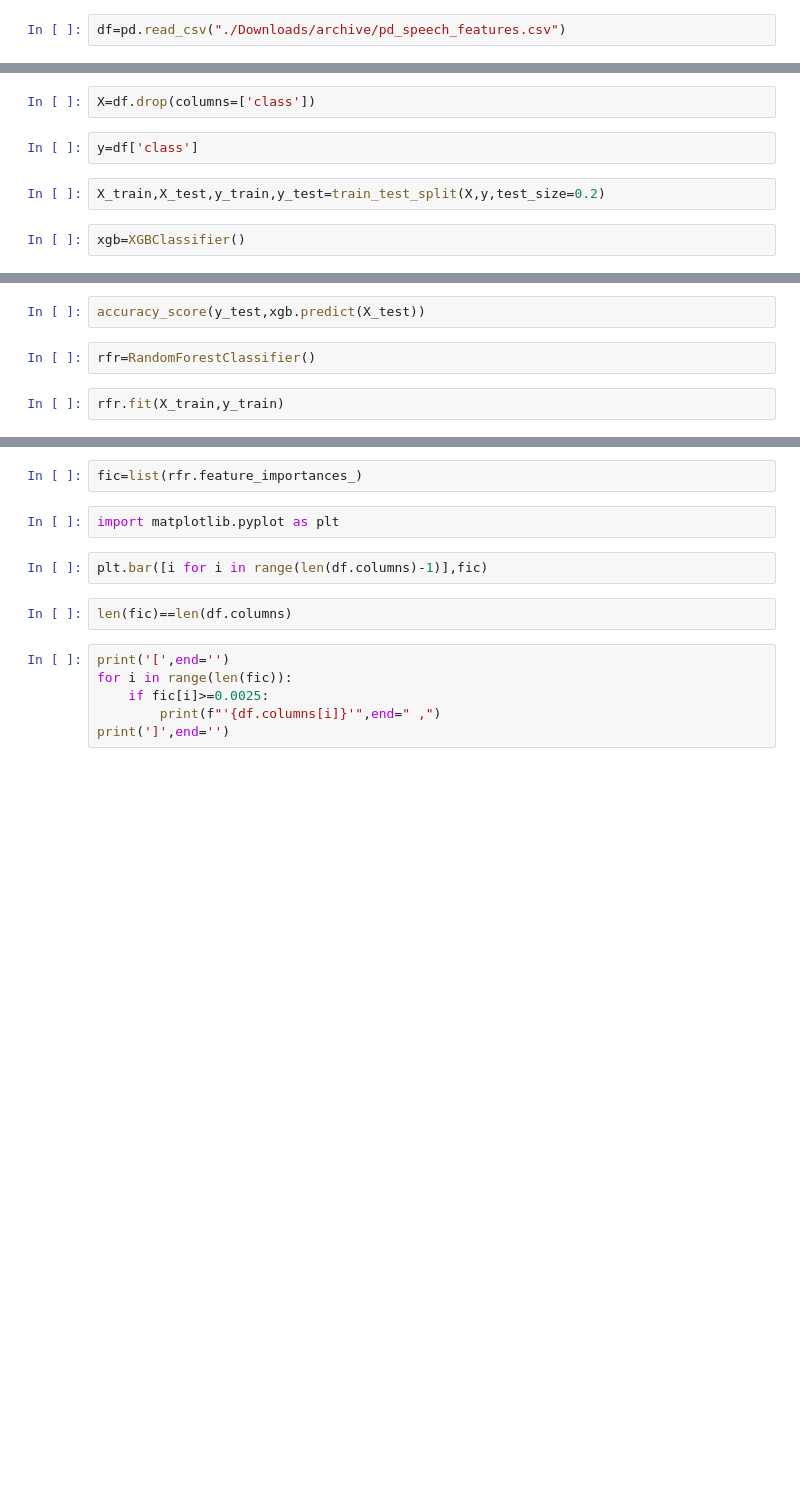
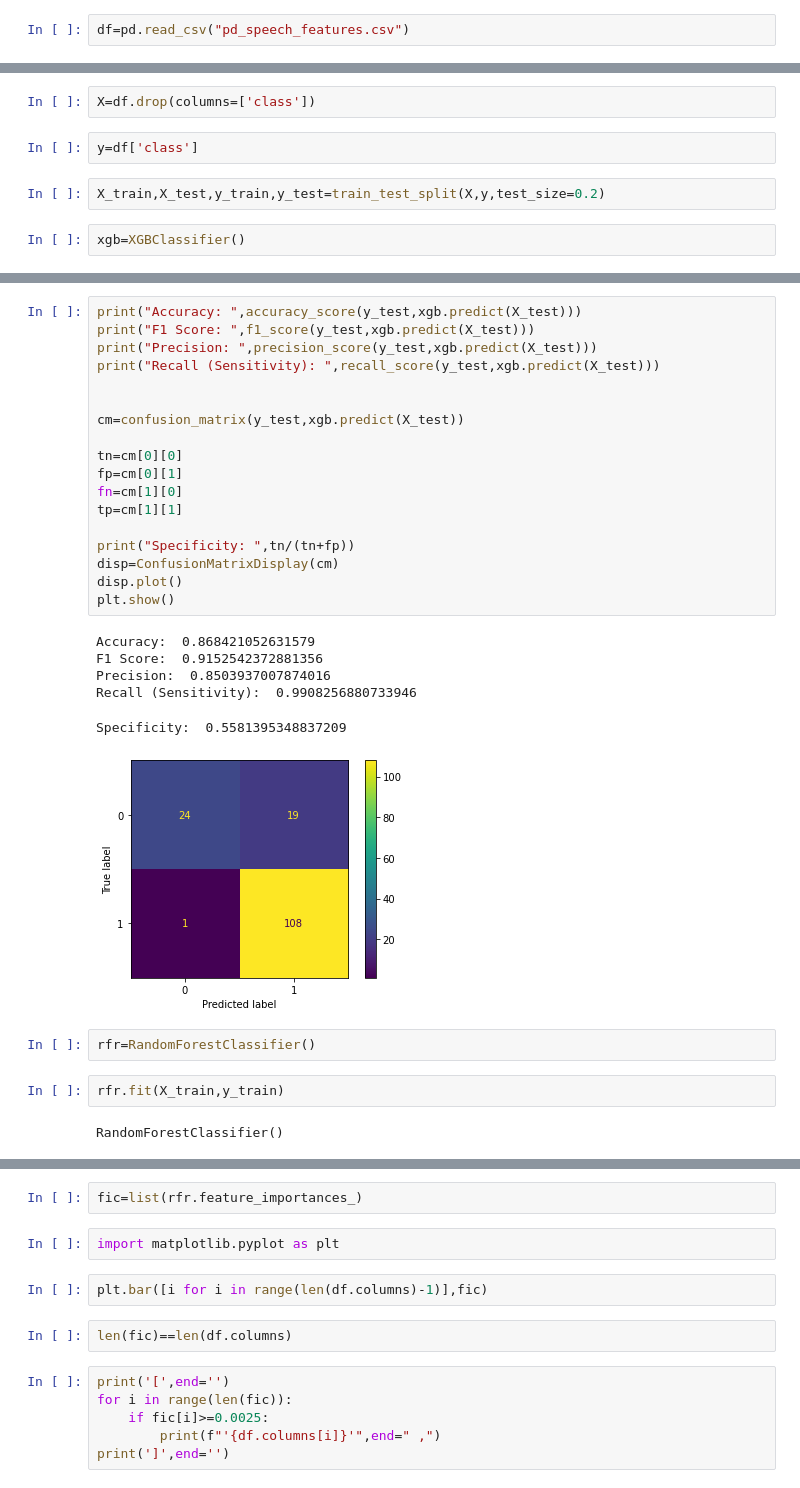
Before and after one commit to aathanush/ParksinsonsDiseaseDetection, a Jupyter notebook: Parksinson's Disease Detection.ipynb, the cells around one changed output, grey strips where cells are left out. Saved outputs shown, nothing was run; the diff lists cells and outputs as text; blank space fills up the shorter version.

Commit message:
Confusion matrix visualization and model initialization

```diff
--- a/Parksinson's Disease Detection.ipynb
+++ b/Parksinson's Disease Detection.ipynb
@@ -9,2 +11,2 @@ from sklearn.metrics import accuracy_score
 # %%
-df=pd.read_csv("./Downloads/archive/pd_speech_features.csv")
+df=pd.read_csv("pd_speech_features.csv")
@@ -25,6 +50,31 @@ xgb.fit(X_train,y_train)
 # %%
-accuracy_score(y_test,xgb.predict(X_test))
+print("Accuracy: ",accuracy_score(y_test,xgb.predict(X_test)))
+print("F1 Score: ",f1_score(y_test,xgb.predict(X_test)))
+print("Precision: ",precision_score(y_test,xgb.predict(X_test)))
+print("Recall (Sensitivity): ",recall_score(y_test,xgb.predict(X_test)))
+
+
+cm=confusion_matrix(y_test,xgb.predict(X_test))
+
+tn=cm[0][0]
+fp=cm[0][1]
+fn=cm[1][0]
+tp=cm[1][1]
+
+print("Specificity: ",tn/(tn+fp))
+disp=ConfusionMatrixDisplay(cm)
+disp.plot()
+plt.show()
+# %% [output]
+Accuracy:  0.868421052631579
+F1 Score:  0.9152542372881356
+Precision:  0.8503937007874016
+Recall (Sensitivity):  0.9908256880733946
+Specificity:  0.5581395348837209
+[figure, added]
 # %%
 rfr=RandomForestClassifier()
 # %%
 rfr.fit(X_train,y_train)
+# %% [output]
+RandomForestClassifier()
```
Also changed, not shown: parts of 10 cells of this notebook, 1 other file.
